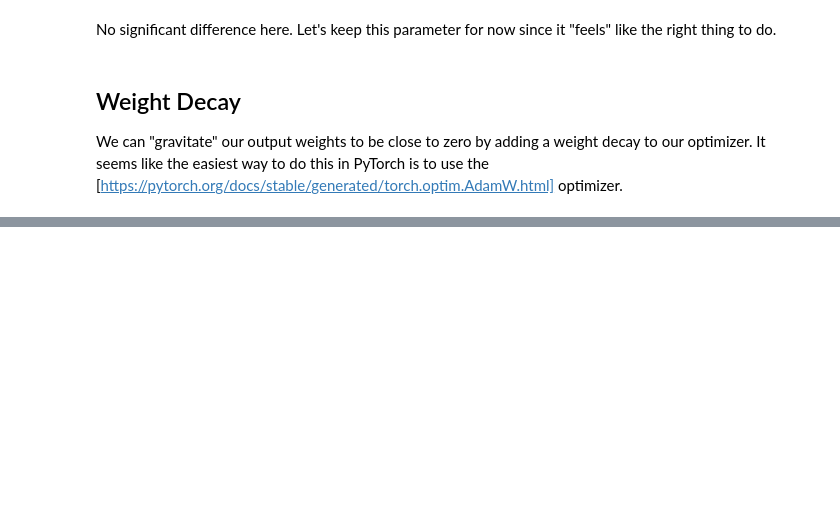
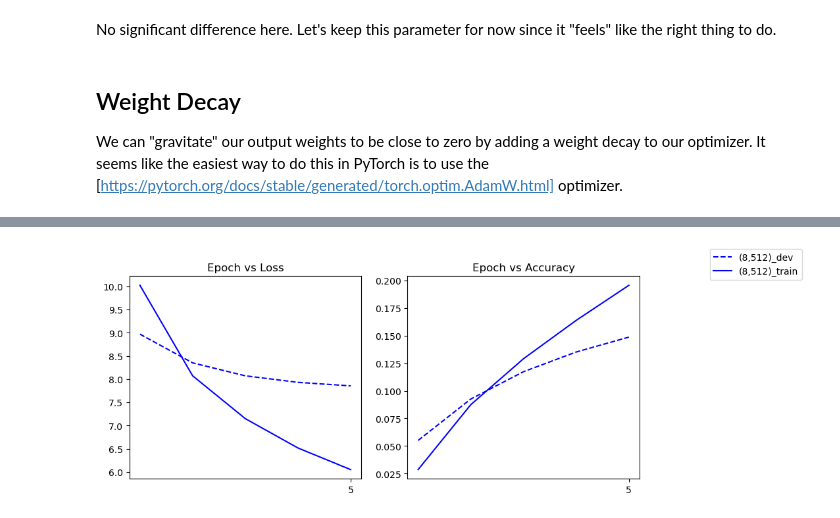
Before and after one commit to spennington/feyer, a Jupyter notebook: 10_model_analysis.ipynb, the cells around one changed output, grey strips where cells are left out. Saved outputs shown, nothing was run; the diff lists cells and outputs as text; code cells hidden in the pictures; blank space fills up the shorter version.

```diff
--- a/10_model_analysis.ipynb
+++ b/10_model_analysis.ipynb
@@ -120,0 +186,41 @@ We can "gravitate" our output weights to be close to zero by adding a weight dec
+# %%
+def plot_files(files):
+    offsets = [1] * len(files)
+
+    labels_and_results = []
+    color_map = ['b', 'g', 'r', 'c', 'm', 'y', 'k']
+
+    for (label, file) in files:
+        with open(file, 'r') as f:
+            result = json.load(f)
+            labels_and_results.append((label, result))
+
+
+    fig, axs = plt.subplots(ncols=2, figsize=(10, 4))
+
+    for i in range(len(files)):
+        label = labels_and_results[i][0]
+        result = labels_and_results[i][1]
+
+        num_data_points = len(result['elapsed_times'])
+        epoch_start = offsets[i]
+        epoch_range = list(range(epoch_start, epoch_start + num_data_points))
+
+        axs[0].plot(epoch_range, result['dev_losses'], color_map[i] + '--', label=label + '_dev')
+        axs[0].plot(epoch_range, result['train_losses'], color_map[i], label=label + '_train')
+
+        axs[1].plot(epoch_range, result['dev_accu_pcts'], color_map[i] + '--', )
+        axs[1].plot(epoch_range, result['train_accu_pcts'], color_map[i])
+
+    axs[0].set_title('Epoch vs Loss')
+    axs[1].set_title('Epoch vs Accuracy')
+    axs[0].xaxis.set_major_locator(mticker.MultipleLocator(5))
+    axs[1].xaxis.set_major_locator(mticker.MultipleLocator(5))
+    fig.legend(bbox_to_anchor=(1.0, 1), loc="upper left")
+
+files = [
+    ('(8,512)', 'training_results/8d512n/training-results.json')
+]
+plot_files(files)
+# %% [output]
+[figure, added]
```
Also changed, not shown: parts of 12 cells of this notebook, 10 other files.
